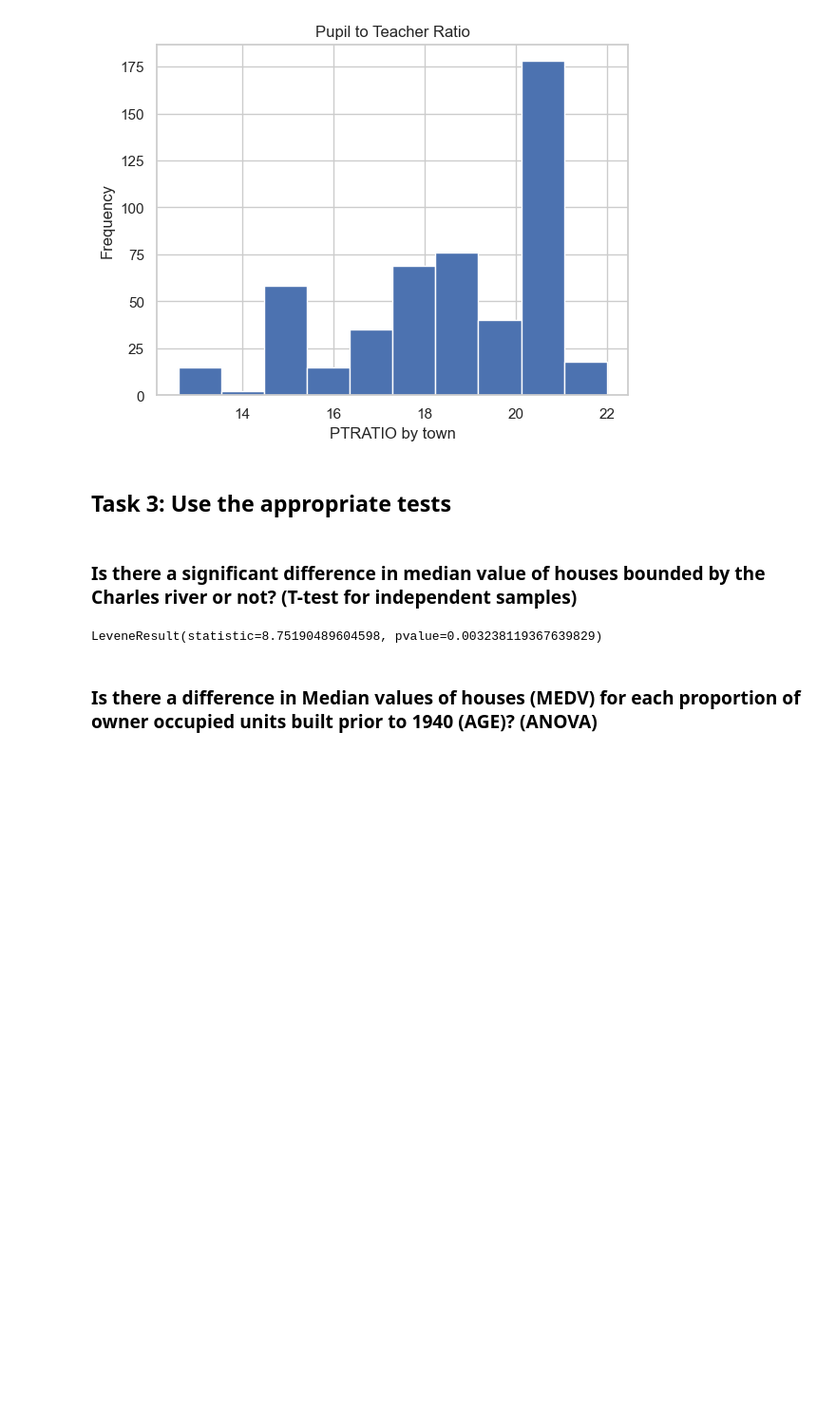
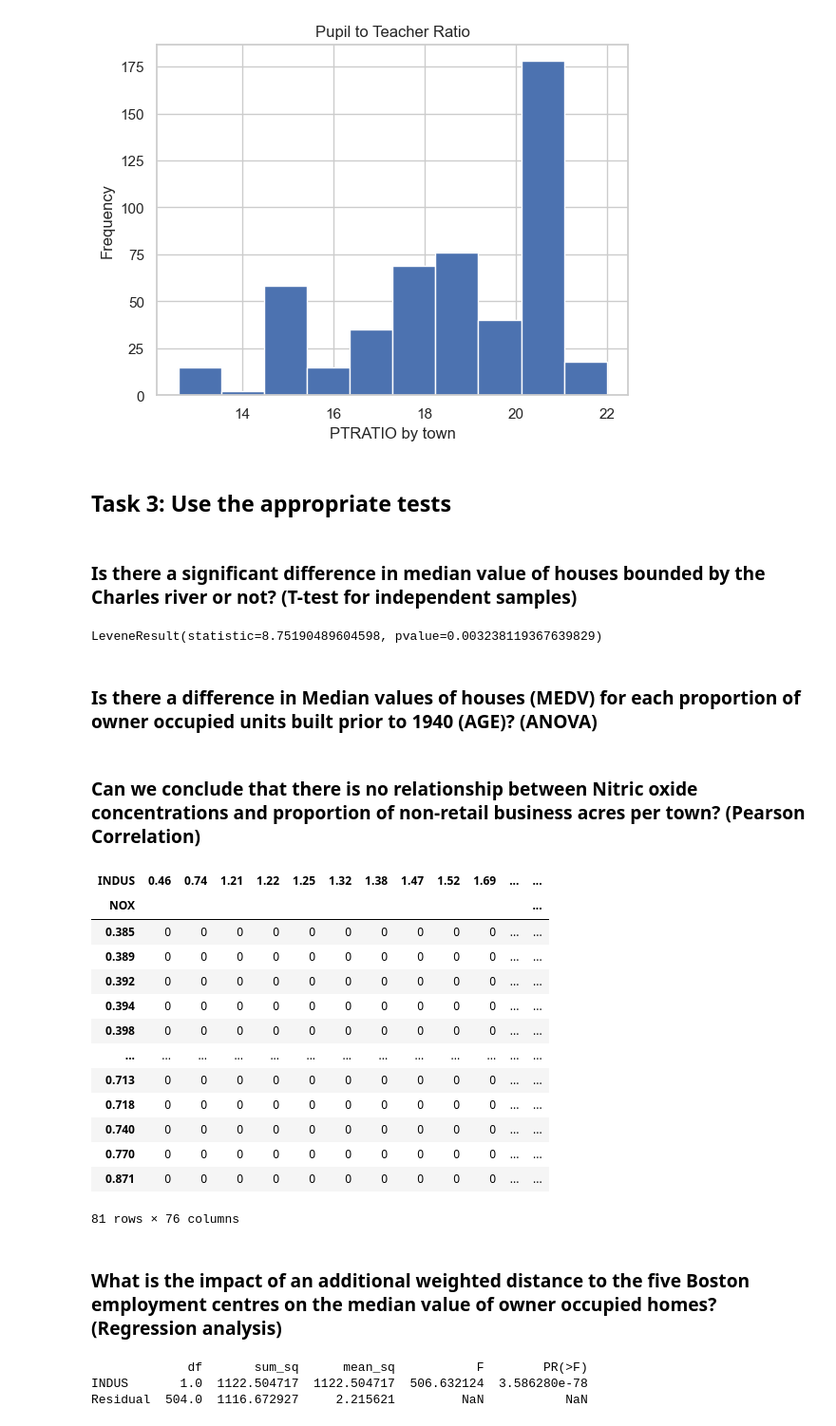
Before and after one commit to tmmendoza29/Coursera, a Jupyter notebook: Python for Data Science/Python Statistics/_Optional__Peer_Graded_Assignment_jupyterlite.ipynb, the cells around one changed output. Shown: that part at 95% size. Cells and saved outputs as stored; diff of their text form; code cells hidden in the pictures; blank space fills up the shorter version.

```diff
--- a/Python for Data Science/Python Statistics/_Optional__Peer_Graded_Assignment_jupyterlite.ipynb
+++ b/Python for Data Science/Python Statistics/_Optional__Peer_Graded_Assignment_jupyterlite.ipynb
@@ -165,3 +165,34 @@ scipy.stats.levene(boston_df[boston_df['CHAS'] == 0]['MEDV'],
 LeveneResult(statistic=8.75190489604598, pvalue=0.003238119367639829)
 # %% [markdown]
 ### Is there a difference in Median values of houses (MEDV) for each proportion of owner occupied units built prior to 1940 (AGE)? (ANOVA)
+# %% [markdown]
+### Can we conclude that there is no relationship between Nitric oxide concentrations and proportion of non-retail business acres per town? (Pearson Correlation)
+# %%
+cont_table  = pd.crosstab(boston_df['NOX'], boston_df['INDUS'])
+cont_table
+# %% [output]
+| INDUS | 0.46 | 0.74 | 1.21 | 1.22 | 1.25 | 1.32 | 1.38 | 1.47 | 1.52 | 1.69 | ... | ... |
+| NOX |  |  |  |  |  |  |  |  |  |  |  | ... |
+| 0.385 | 0 | 0 | 0 | 0 | 0 | 0 | 0 | 0 | 0 | 0 | ... | ... |
+| 0.389 | 0 | 0 | 0 | 0 | 0 | 0 | 0 | 0 | 0 | 0 | ... | ... |
+| 0.392 | 0 | 0 | 0 | 0 | 0 | 0 | 0 | 0 | 0 | 0 | ... | ... |
+| 0.394 | 0 | 0 | 0 | 0 | 0 | 0 | 0 | 0 | 0 | 0 | ... | ... |
+| 0.398 | 0 | 0 | 0 | 0 | 0 | 0 | 0 | 0 | 0 | 0 | ... | ... |
+| ... | ... | ... | ... | ... | ... | ... | ... | ... | ... | ... | ... | ... |
+| 0.713 | 0 | 0 | 0 | 0 | 0 | 0 | 0 | 0 | 0 | 0 | ... | ... |
+| 0.718 | 0 | 0 | 0 | 0 | 0 | 0 | 0 | 0 | 0 | 0 | ... | ... |
+| 0.740 | 0 | 0 | 0 | 0 | 0 | 0 | 0 | 0 | 0 | 0 | ... | ... |
+| 0.770 | 0 | 0 | 0 | 0 | 0 | 0 | 0 | 0 | 0 | 0 | ... | ... |
+| 0.871 | 0 | 0 | 0 | 0 | 0 | 0 | 0 | 0 | 0 | 0 | ... | ... |
+81 rows × 76 columns
+# %% [markdown]
+### What is the impact of an additional weighted distance to the five Boston employment centres on the median value of owner occupied homes? (Regression analysis)
+# %%
+from statsmodels.formula.api import ols
+lm = ols('DIS ~ INDUS', data = boston_df).fit()
+table= sm.stats.anova_lm(lm)
+print(table)
+# %% [output]
+             df       sum_sq      mean_sq           F        PR(>F)
+INDUS       1.0  1122.504717  1122.504717  506.632124  3.586280e-78
+Residual  504.0  1116.672927     2.215621         NaN           NaN
```
Also changed, not shown: parts of 1 cell of this notebook, 1 other file.
